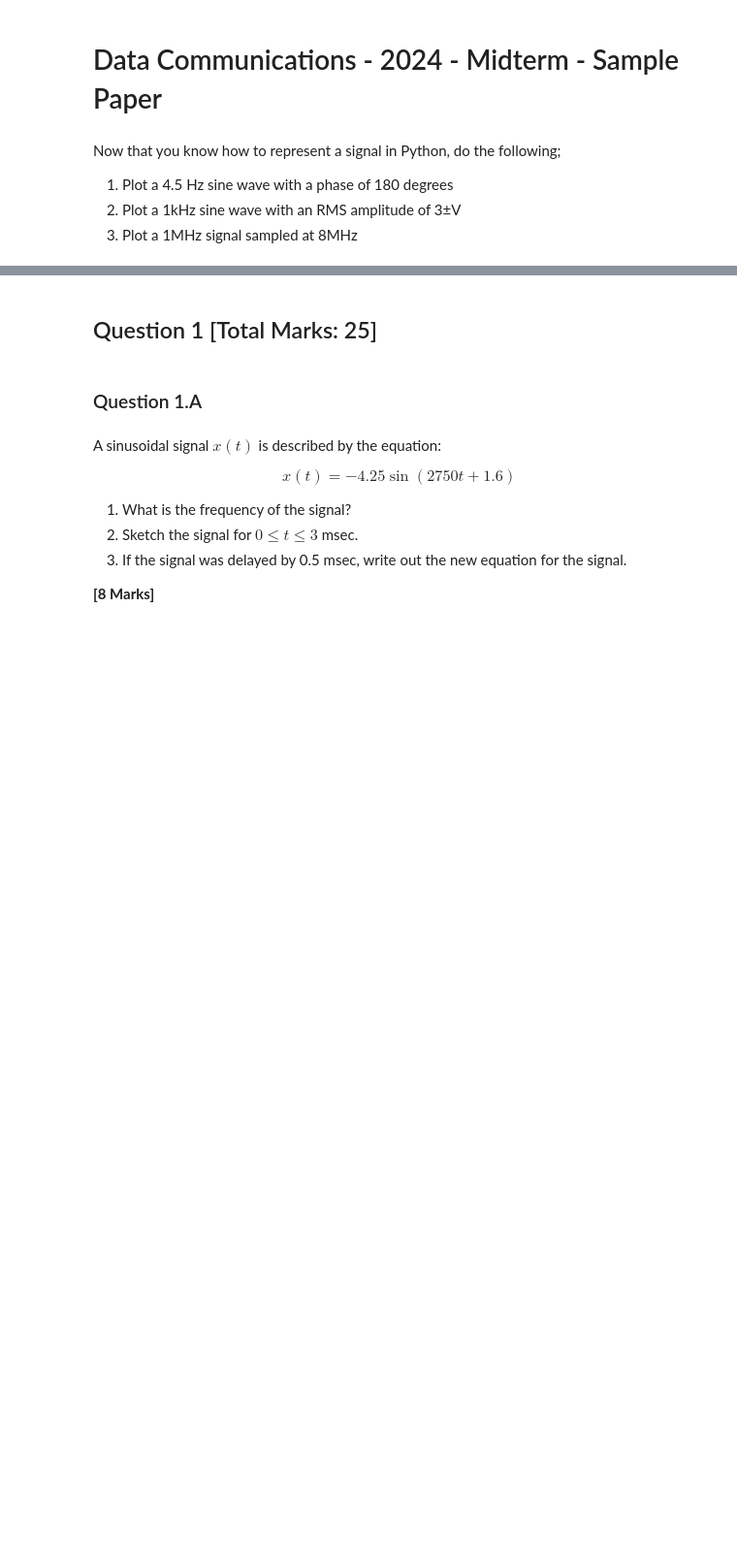
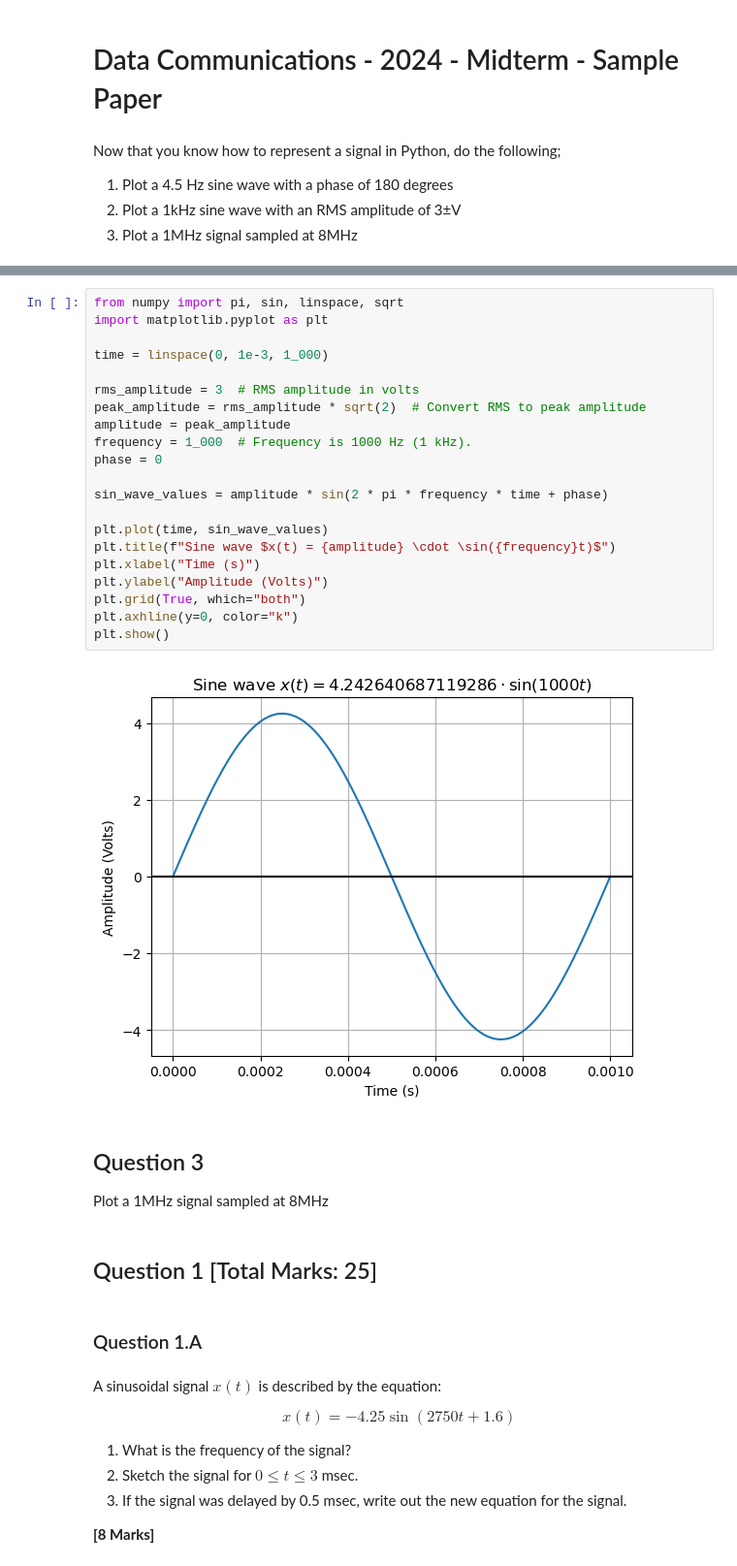
Before and after one commit to SDevTutors/learn-computer-networking, a Jupyter notebook: exam-papers/2024-data-communications-midterm.ipynb, the cells around one changed output, grey strips where cells are left out. Shown: that part at 97% size. Cells and saved outputs as stored; diff of their text form; blank space fills up the shorter version.

```diff
--- a/exam-papers/2024-data-communications-midterm.ipynb
+++ b/exam-papers/2024-data-communications-midterm.ipynb
@@ -31,3 +81,31 @@ plt.show()
+# %%
+from numpy import pi, sin, linspace, sqrt
+import matplotlib.pyplot as plt
+
+time = linspace(0, 1e-3, 1_000)
+
+rms_amplitude = 3  # RMS amplitude in volts
+peak_amplitude = rms_amplitude * sqrt(2)  # Convert RMS to peak amplitude
+amplitude = peak_amplitude
+frequency = 1_000  # Frequency is 1000 Hz (1 kHz).
+phase = 0
+
+sin_wave_values = amplitude * sin(2 * pi * frequency * time + phase)
+
+plt.plot(time, sin_wave_values)
+plt.title(f"Sine wave $x(t) = {amplitude} \cdot \sin({frequency}t)$")
+plt.xlabel("Time (s)")
+plt.ylabel("Amplitude (Volts)")
+plt.grid(True, which="both")
+plt.axhline(y=0, color="k")
+plt.show()
+# %% [output]
+[figure, added]
+# %% [markdown]
+
+## Question 3
+
+Plot a 1MHz signal sampled at 8MHz
 # %% [markdown]
 ## Question 1 [Total Marks: 25]
 # %% [markdown]
```
Also changed, not shown: parts of 15 cells of this notebook.
